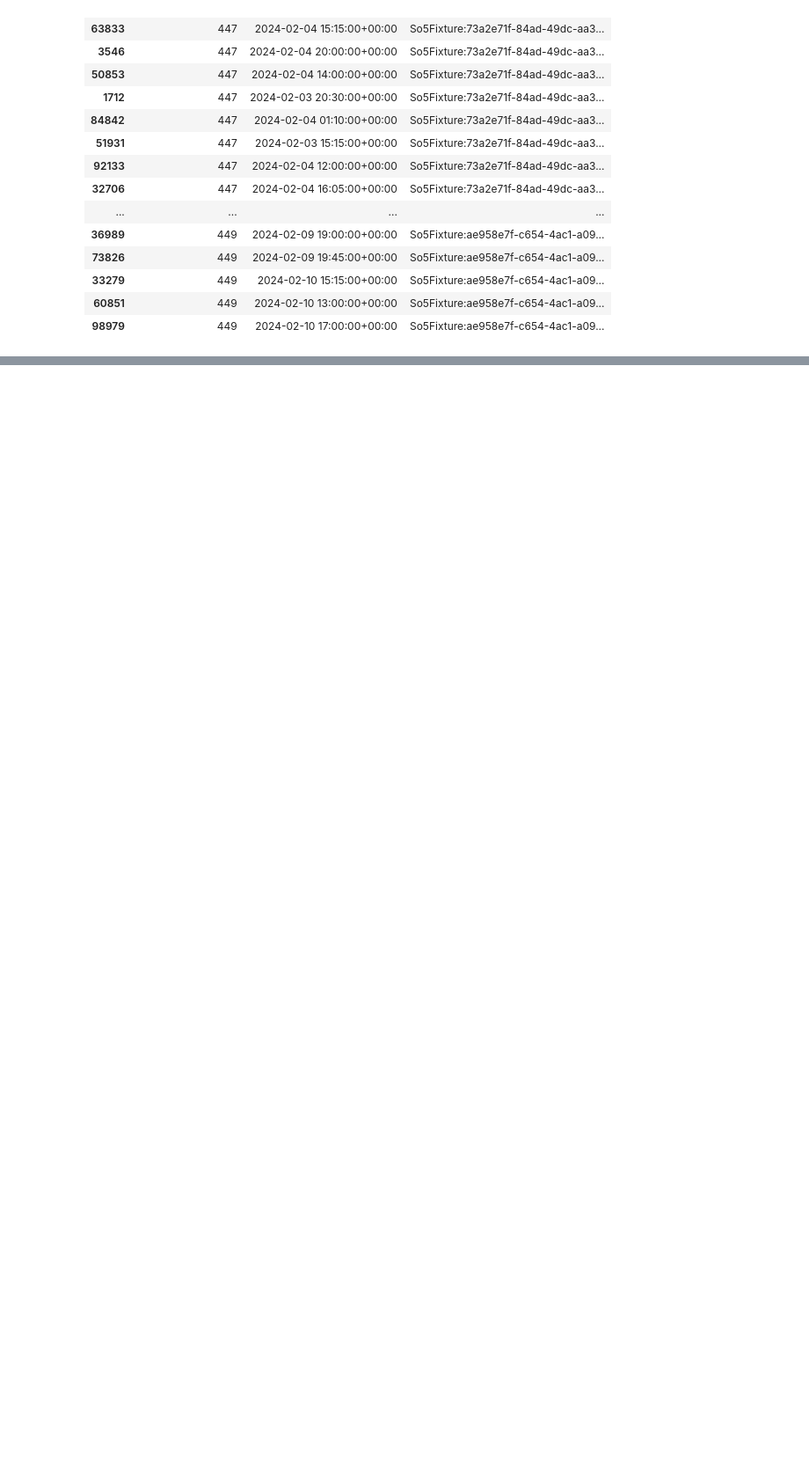
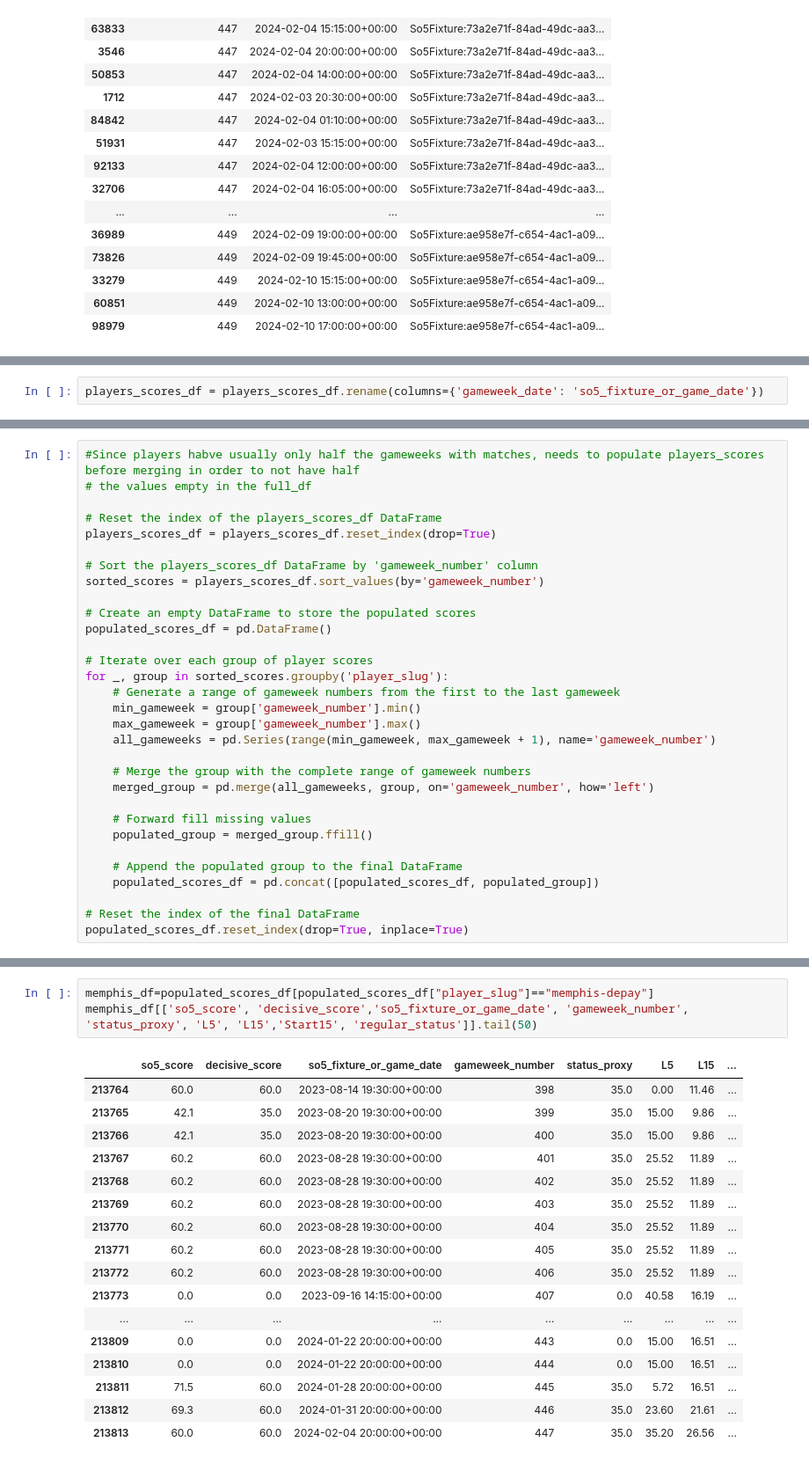
Before and after one commit to PierreMn/final_project, a Jupyter notebook: Data Cleaning and Wrangling.ipynb, the cells around one changed output, grey strips where cells are left out. Shown at 88% size. Saved outputs shown, nothing was run; the diff lists cells and outputs as text; blank space fills up the shorter version.

Commit message:
incremental Commut
With Final merge done

```diff
--- a/Data Cleaning and Wrangling.ipynb
+++ b/Data Cleaning and Wrangling.ipynb
@@ -816,0 +804,2 @@ distinct_gameweeks_df.tail(50)
+# %%
+players_scores_df = players_scores_df.rename(columns={'gameweek_date': 'so5_fixture_or_game_date'})
@@ -816,0 +898,31 @@ distinct_gameweeks_df.tail(50)
+# %%
+#Since players habve usually only half the gameweeks with matches, needs to populate players_scores before merging in order to not have half
+# the values empty in the full_df
+
+# Reset the index of the players_scores_df DataFrame
+players_scores_df = players_scores_df.reset_index(drop=True)
+
+# Sort the players_scores_df DataFrame by 'gameweek_number' column
+sorted_scores = players_scores_df.sort_values(by='gameweek_number')
+
+# Create an empty DataFrame to store the populated scores
+populated_scores_df = pd.DataFrame()
+
+# Iterate over each group of player scores
+for _, group in sorted_scores.groupby('player_slug'):
+    # Generate a range of gameweek numbers from the first to the last gameweek
+    min_gameweek = group['gameweek_number'].min()
+    max_gameweek = group['gameweek_number'].max()
+    all_gameweeks = pd.Series(range(min_gameweek, max_gameweek + 1), name='gameweek_number')
+
+    # Merge the group with the complete range of gameweek numbers
+    merged_group = pd.merge(all_gameweeks, group, on='gameweek_number', how='left')
+
+    # Forward fill missing values
+    populated_group = merged_group.ffill()
+
+    # Append the populated group to the final DataFrame
+    populated_scores_df = pd.concat([populated_scores_df, populated_group])
+
+# Reset the index of the final DataFrame
+populated_scores_df.reset_index(drop=True, inplace=True)
@@ -816,0 +953,21 @@ distinct_gameweeks_df.tail(50)
+# %%
+memphis_df=populated_scores_df[populated_scores_df["player_slug"]=="memphis-depay"]
+memphis_df[['so5_score', 'decisive_score','so5_fixture_or_game_date', 'gameweek_number', 'status_proxy', 'L5', 'L15','Start15', 'regular_status']].tail(50)
+# %% [output]
+|  | so5_score | decisive_score | so5_fixture_or_game_date | gameweek_number | status_proxy | L5 | L15 | ... |
+| 213764 | 60.0 | 60.0 | 2023-08-14 19:30:00+00:00 | 398 | 35.0 | 0.00 | 11.46 | ... |
+| 213765 | 42.1 | 35.0 | 2023-08-20 19:30:00+00:00 | 399 | 35.0 | 15.00 | 9.86 | ... |
+| 213766 | 42.1 | 35.0 | 2023-08-20 19:30:00+00:00 | 400 | 35.0 | 15.00 | 9.86 | ... |
+| 213767 | 60.2 | 60.0 | 2023-08-28 19:30:00+00:00 | 401 | 35.0 | 25.52 | 11.89 | ... |
+| 213768 | 60.2 | 60.0 | 2023-08-28 19:30:00+00:00 | 402 | 35.0 | 25.52 | 11.89 | ... |
+| 213769 | 60.2 | 60.0 | 2023-08-28 19:30:00+00:00 | 403 | 35.0 | 25.52 | 11.89 | ... |
+| 213770 | 60.2 | 60.0 | 2023-08-28 19:30:00+00:00 | 404 | 35.0 | 25.52 | 11.89 | ... |
+| 213771 | 60.2 | 60.0 | 2023-08-28 19:30:00+00:00 | 405 | 35.0 | 25.52 | 11.89 | ... |
+| 213772 | 60.2 | 60.0 | 2023-08-28 19:30:00+00:00 | 406 | 35.0 | 25.52 | 11.89 | ... |
+| 213773 | 0.0 | 0.0 | 2023-09-16 14:15:00+00:00 | 407 | 0.0 | 40.58 | 16.19 | ... |
+| ... | ... | ... | ... | ... | ... | ... | ... | ... |
+| 213809 | 0.0 | 0.0 | 2024-01-22 20:00:00+00:00 | 443 | 0.0 | 15.00 | 16.51 | ... |
+| 213810 | 0.0 | 0.0 | 2024-01-22 20:00:00+00:00 | 444 | 0.0 | 15.00 | 16.51 | ... |
+| 213811 | 71.5 | 60.0 | 2024-01-28 20:00:00+00:00 | 445 | 35.0 | 5.72 | 16.51 | ... |
+| 213812 | 69.3 | 60.0 | 2024-01-31 20:00:00+00:00 | 446 | 35.0 | 23.60 | 21.61 | ... |
+| 213813 | 60.0 | 60.0 | 2024-02-04 20:00:00+00:00 | 447 | 35.0 | 35.20 | 26.56 | ... |
```
Also changed, not shown: parts of 36 cells of this notebook, 5 other files.
